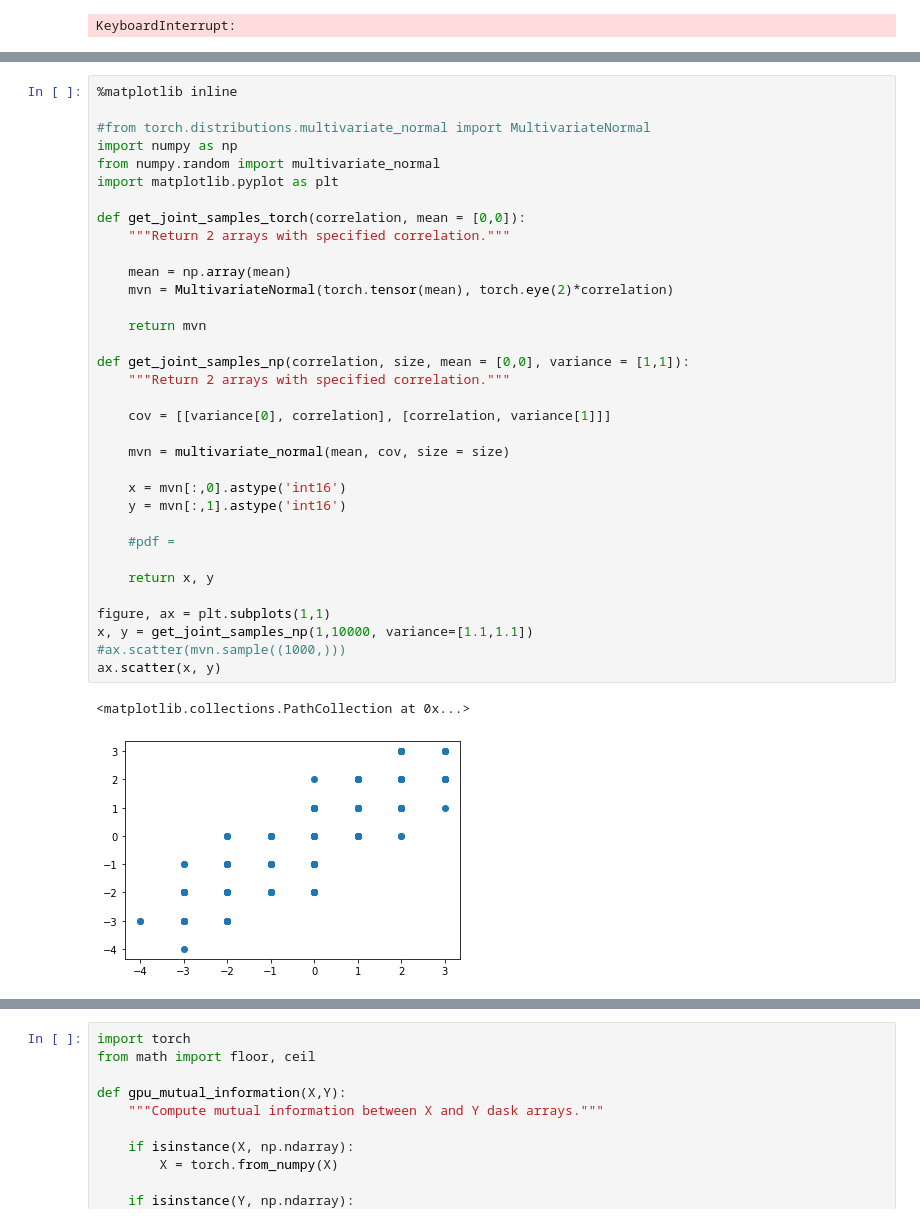
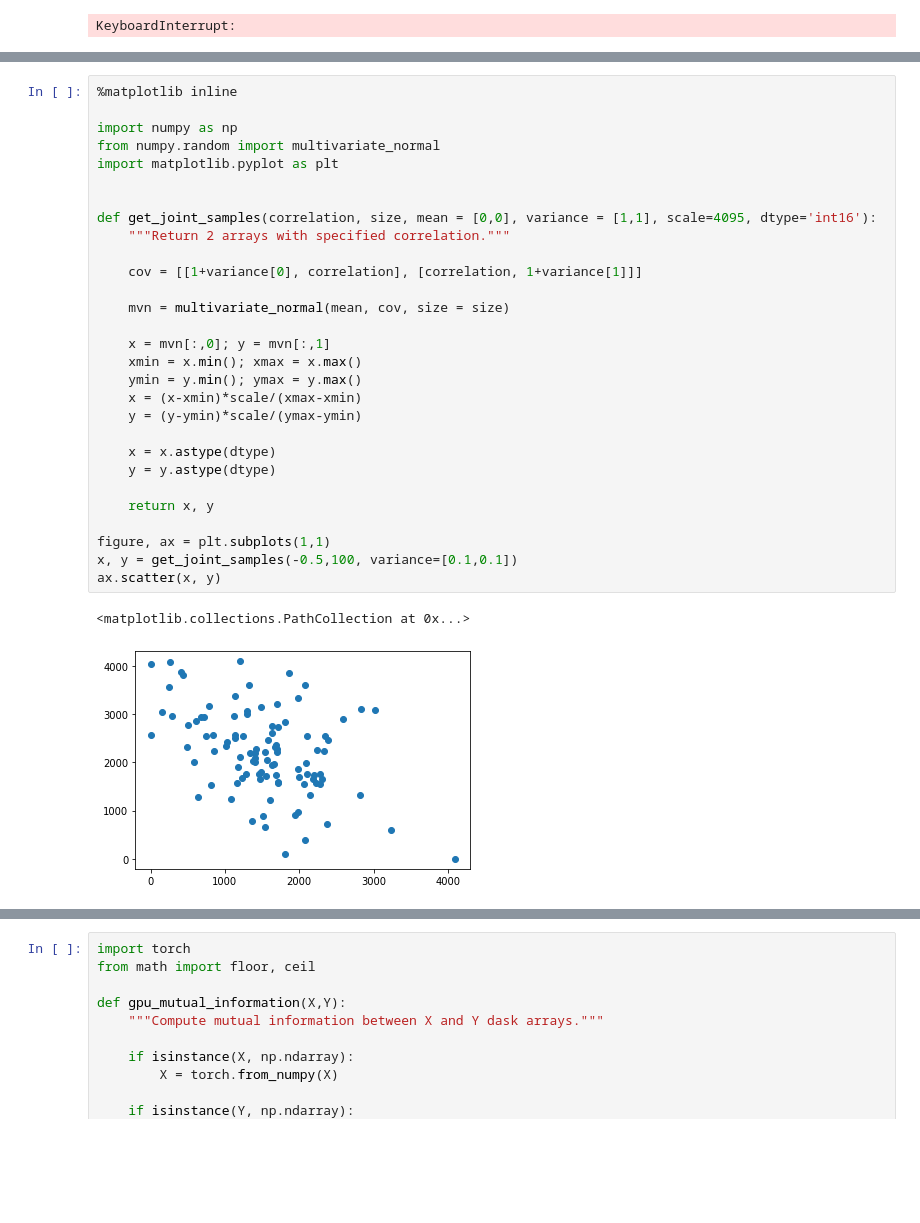
Before and after one commit to nygctech/PICASSO, a Jupyter notebook: notebooks/MINE.ipynb, the cells around one changed output, grey strips where cells are left out. Cells and saved outputs as stored; diff of their text form; blank space fills up the shorter version.

```diff
--- a/notebooks/MINE.ipynb
+++ b/notebooks/MINE.ipynb
@@ -59,37 +33,32 @@ Attributes: (0)
 # %%
 %matplotlib inline
 
-#from torch.distributions.multivariate_normal import MultivariateNormal
 import numpy as np
 from numpy.random import multivariate_normal
 import matplotlib.pyplot as plt
 
-def get_joint_samples_torch(correlation, mean = [0,0]):
+
+def get_joint_samples(correlation, size, mean = [0,0], variance = [1,1], scale=4095, dtype='int16'):
     """Return 2 arrays with specified correlation."""
 
-    mean = np.array(mean)
-    mvn = MultivariateNormal(torch.tensor(mean), torch.eye(2)*correlation)
-
-    return mvn
-
-def get_joint_samples_np(correlation, size, mean = [0,0], variance = [1,1]):
-    """Return 2 arrays with specified correlation."""
-
-    cov = [[variance[0], correlation], [correlation, variance[1]]]
+    cov = [[1+variance[0], correlation], [correlation, 1+variance[1]]]
 
     mvn = multivariate_normal(mean, cov, size = size)
 
-    x = mvn[:,0].astype('int16')
-    y = mvn[:,1].astype('int16')
+    x = mvn[:,0]; y = mvn[:,1]
+    xmin = x.min(); xmax = x.max()
+    ymin = y.min(); ymax = y.max()
+    x = (x-xmin)*scale/(xmax-xmin)
+    y = (y-ymin)*scale/(ymax-ymin)
 
-    #pdf =
+    x = x.astype(dtype)
+    y = y.astype(dtype)
 
     return x, y
 
 figure, ax = plt.subplots(1,1)
-x, y = get_joint_samples_np(1,10000, variance=[1.1,1.1])
-#ax.scatter(mvn.sample((1000,)))
+x, y = get_joint_samples(-0.5,100, variance=[0.1,0.1])
 ax.scatter(x, y)
 # %% [output]
 <matplotlib.collections.PathCollection at 0x...>
-[figure, old version]
+[figure, new version]
```
Also changed, not shown: parts of 10 cells of this notebook, 11 other files.
